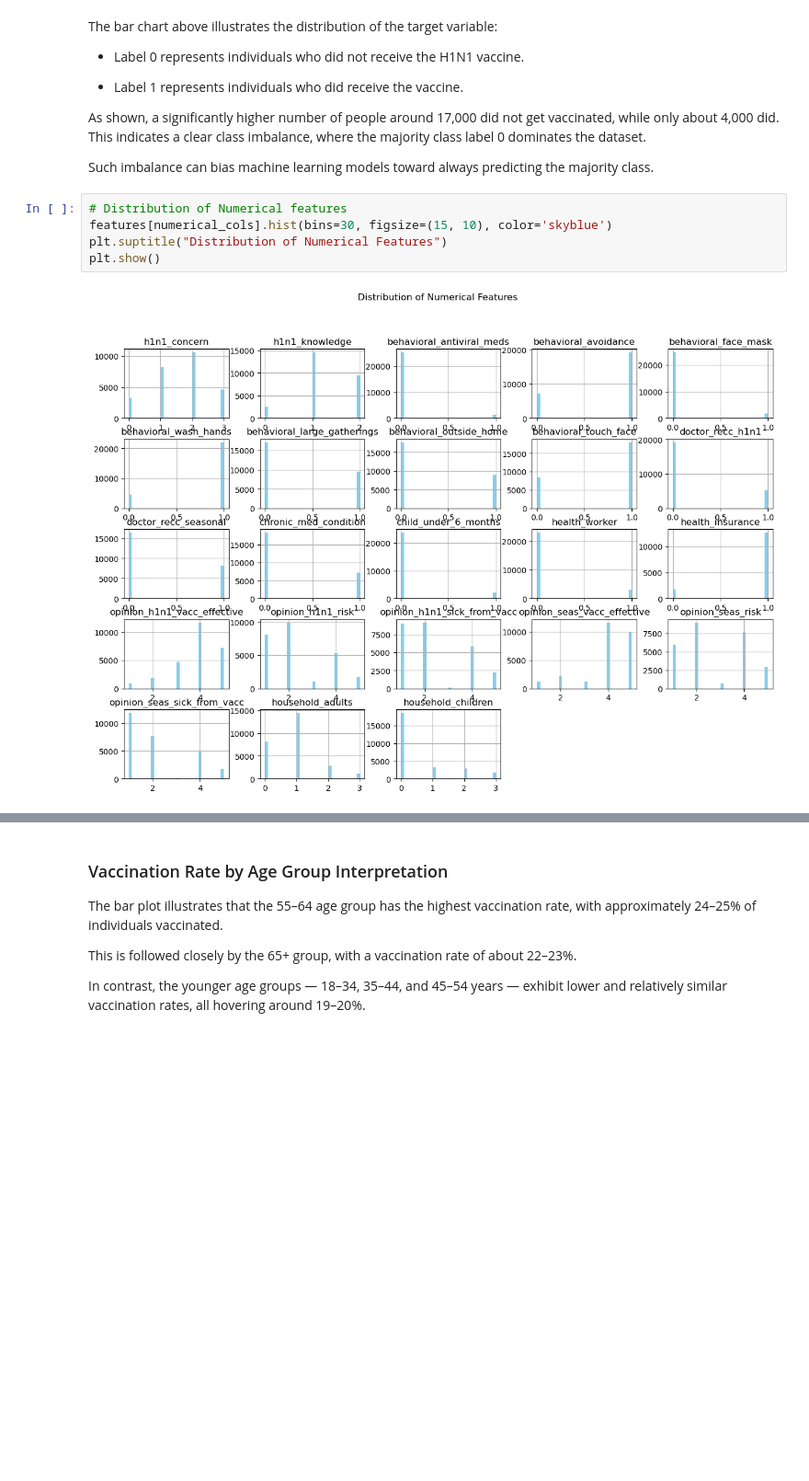
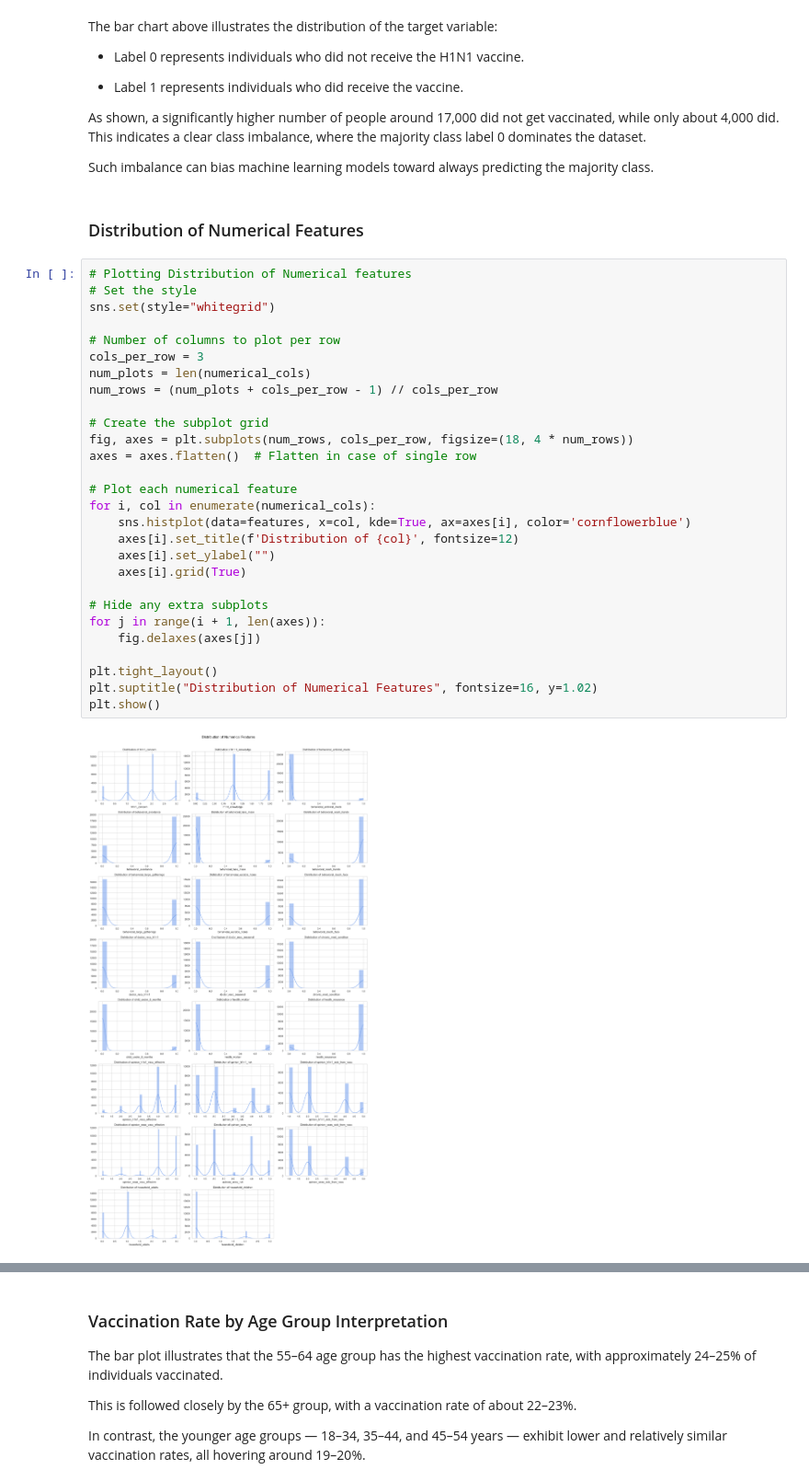
Before and after one commit to Irene-coder-dot/predicting_H1N1_targetvariable, a Jupyter notebook: H1N1_predict.ipynb, the cells around one changed output, grey strips where cells are left out. Shown at 92% size. Cells and saved outputs as stored; diff of their text form; blank space fills up the shorter version.

Commit message:
update visualization for distribution of numerical features

```diff
--- a/H1N1_predict.ipynb
+++ b/H1N1_predict.ipynb
@@ -228,13 +228,38 @@ As shown, a significantly higher number of people around 17,000 did not get vacc
 This indicates a clear class imbalance, where the majority class label 0 dominates the dataset.
 
 Such imbalance can bias machine learning models toward always predicting the majority class.
+# %% [markdown]
+### Distribution of Numerical Features
 # %%
-# Distribution of Numerical features
-features[numerical_cols].hist(bins=30, figsize=(15, 10), color='skyblue')
-plt.suptitle("Distribution of Numerical Features")
+# Plotting Distribution of Numerical features
+# Set the style
+sns.set(style="whitegrid")
+
+# Number of columns to plot per row
+cols_per_row = 3
+num_plots = len(numerical_cols)
+num_rows = (num_plots + cols_per_row - 1) // cols_per_row
+
+# Create the subplot grid
+fig, axes = plt.subplots(num_rows, cols_per_row, figsize=(18, 4 * num_rows))
+axes = axes.flatten()  # Flatten in case of single row
+
+# Plot each numerical feature
+for i, col in enumerate(numerical_cols):
+    sns.histplot(data=features, x=col, kde=True, ax=axes[i], color='cornflowerblue')
+    axes[i].set_title(f'Distribution of {col}', fontsize=12)
+    axes[i].set_ylabel("")
+    axes[i].grid(True)
+
+# Hide any extra subplots
+for j in range(i + 1, len(axes)):
+    fig.delaxes(axes[j])
+
+plt.tight_layout()
+plt.suptitle("Distribution of Numerical Features", fontsize=16, y=1.02)
 plt.show()
 # %% [output]
-[figure, old version]
+[figure, new version]
 # %% [markdown]
 ### Interpretation of Numerical Features Distribution
 
```
Also changed, not shown: parts of 12 cells of this notebook.
